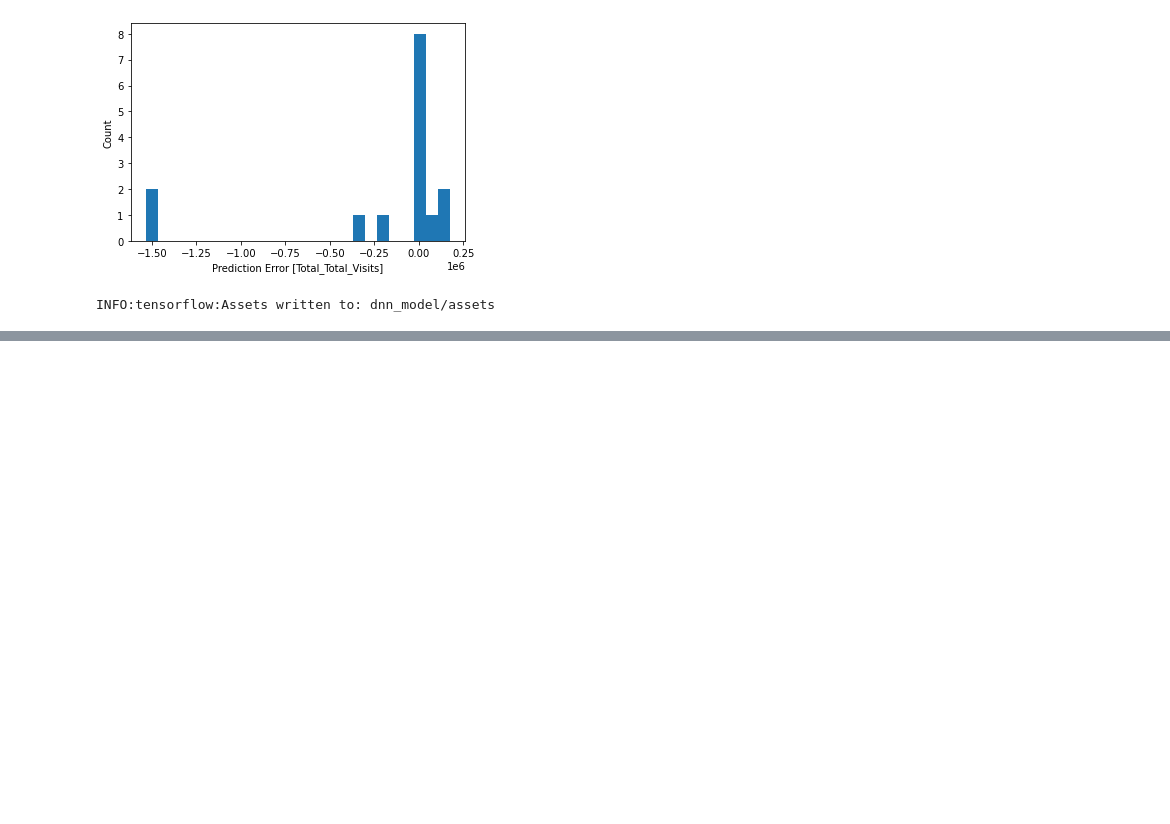
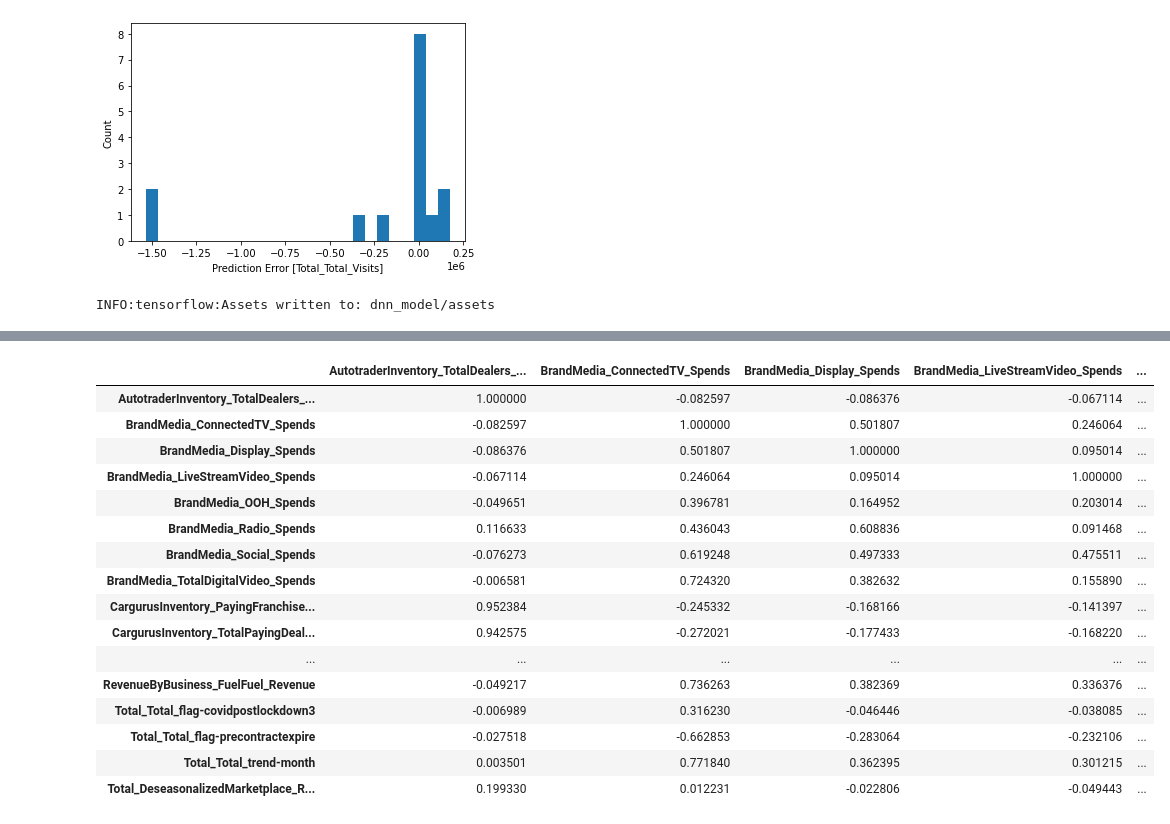
Before and after one commit to Bryan-Kan/BUAI_Code, a Jupyter notebook: 445/project/notebook.ipynb, the cells around one changed output, grey strips where cells are left out. Cells and saved outputs as stored; diff of their text form; code cells hidden in the pictures; blank space fills up the shorter version.

```diff
--- a/445/project/notebook.ipynb
+++ b/445/project/notebook.ipynb
@@ -392,0 +417,22 @@ INFO:tensorflow:Assets written to: dnn_model/assets
+# %%
+corrMatrix = data2.corr()
+# %%
+corrMatrix.style.background_gradient(cmap='coolwarm')
+# %% [output]
+|  | AutotraderInventory_TotalDealers_... | BrandMedia_ConnectedTV_Spends | BrandMedia_Display_Spends | BrandMedia_LiveStreamVideo_Spends | ... |
+| AutotraderInventory_TotalDealers_... | 1.000000 | -0.082597 | -0.086376 | -0.067114 | ... |
+| BrandMedia_ConnectedTV_Spends | -0.082597 | 1.000000 | 0.501807 | 0.246064 | ... |
+| BrandMedia_Display_Spends | -0.086376 | 0.501807 | 1.000000 | 0.095014 | ... |
+| BrandMedia_LiveStreamVideo_Spends | -0.067114 | 0.246064 | 0.095014 | 1.000000 | ... |
+| BrandMedia_OOH_Spends | -0.049651 | 0.396781 | 0.164952 | 0.203014 | ... |
+| BrandMedia_Radio_Spends | 0.116633 | 0.436043 | 0.608836 | 0.091468 | ... |
+| BrandMedia_Social_Spends | -0.076273 | 0.619248 | 0.497333 | 0.475511 | ... |
+| BrandMedia_TotalDigitalVideo_Spends | -0.006581 | 0.724320 | 0.382632 | 0.155890 | ... |
+| CargurusInventory_PayingFranchise... | 0.952384 | -0.245332 | -0.168166 | -0.141397 | ... |
+| CargurusInventory_TotalPayingDeal... | 0.942575 | -0.272021 | -0.177433 | -0.168220 | ... |
+| ... | ... | ... | ... | ... | ... |
+| RevenueByBusiness_FuelFuel_Revenue | -0.049217 | 0.736263 | 0.382369 | 0.336376 | ... |
+| Total_Total_flag-covidpostlockdown3 | -0.006989 | 0.316230 | -0.046446 | -0.038085 | ... |
+| Total_Total_flag-precontractexpire | -0.027518 | -0.662853 | -0.283064 | -0.232106 | ... |
+| Total_Total_trend-month | 0.003501 | 0.771840 | 0.362395 | 0.301215 | ... |
+| Total_DeseasonalizedMarketplace_R... | 0.199330 | 0.012231 | -0.022806 | -0.049443 | ... |
```
Also changed, not shown: parts of 3 cells of this notebook, 1 other file.
